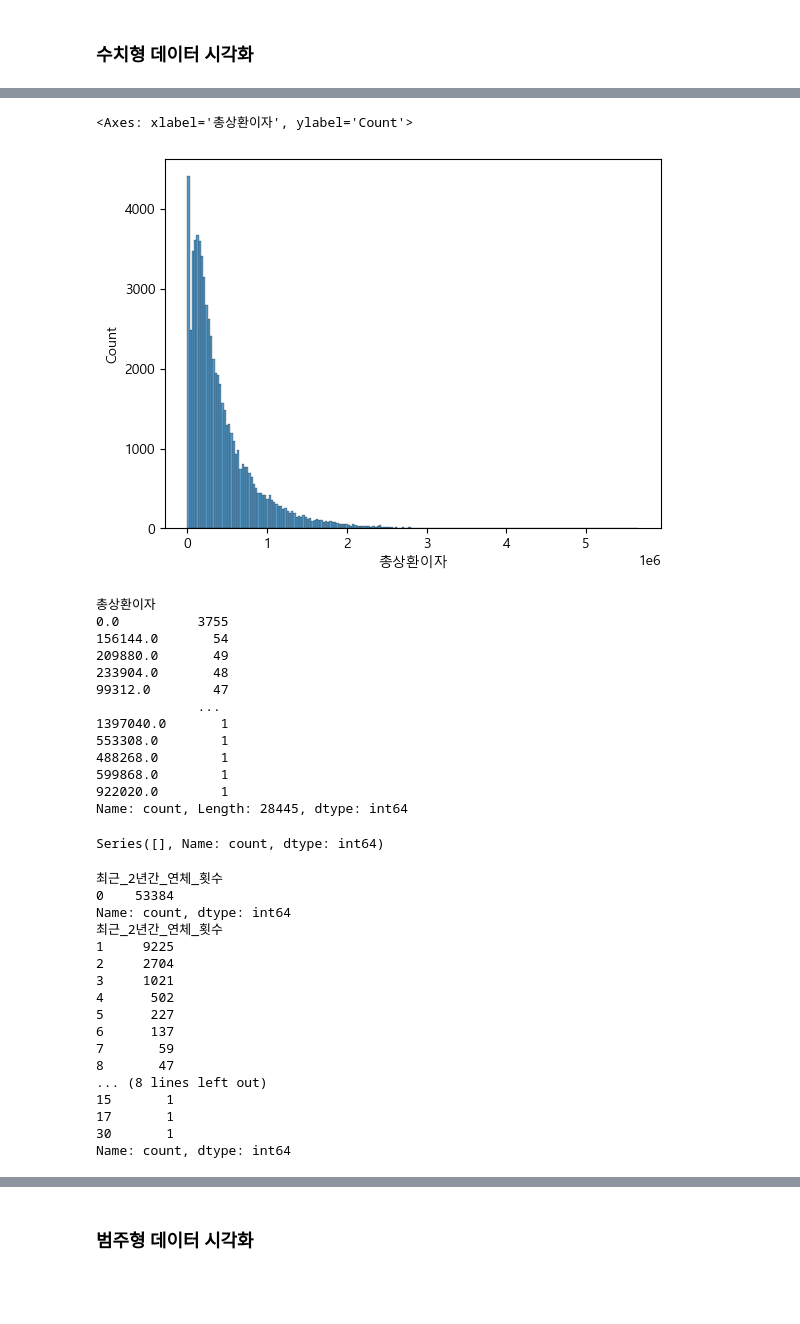
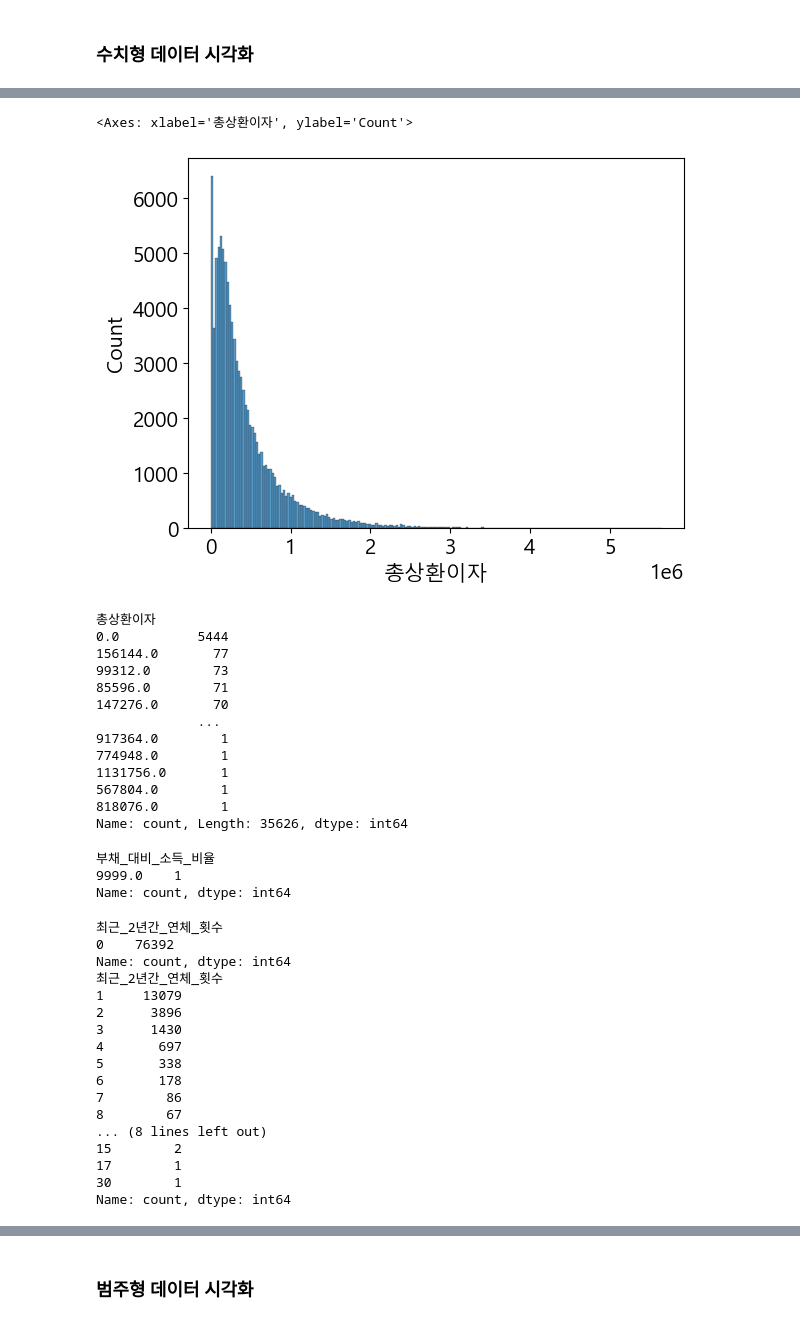
Before and after one commit to kyeob1107/What-s-your-EDA, a Jupyter notebook: third project.ipynb, the cells around one changed output, grey strips where cells are left out. Saved outputs shown, nothing was run; the diff lists cells and outputs as text; code cells hidden in the pictures; blank space fills up the shorter version.

```diff
--- a/third project.ipynb
+++ b/third project.ipynb
@@ -45,6 +45,7 @@
 #기본 모듈 불러오기
 import pandas as pd
 import numpy as np
+import matplotlib
 import matplotlib.pyplot as plt
 import seaborn as sns
 from sklearn.model_selection import train_test_split
@@ -62,6 +63,7 @@ from imblearn.over_sampling import SMOTENC
 
 # 그래프 한글 깨지는 것 방지
 plt.rcParams['font.family'] ='Malgun Gothic'
+matplotlib.rcParams['font.size'] = 15
 plt.rcParams['axes.unicode_minus'] =False
 # %% [markdown]
 처음에는 ID에 대해서는 따로 쓰이지 않을 것이니 인덱스로 사용하자 했는데 그로 인해서 경고가 너무 많이 발생하는 듯하여
@@ -97,0 +139,5 @@ print(X_train.shape, X_test.shape, y_train.shape, y_test.shape)
+# %%
+# ID 칼럼 제거
+train= train_df.drop('ID', axis = 1) # train_df: 불러온 상태 그대로, train : ID열 제거해준 상태
+real_test = real_test.drop('ID', axis = 1)
+category_col.remove('ID')
@@ -109,0 +215,4 @@ y_train.head(3)
+# %%
+# Match_value_format = {'3':'3 years', '<1 year':'< 1 year', '1 years':'1 year', '10+years':'10+ years'} # 변수할당 까지 굳이 시킬 필요는 없을듯
+train['근로기간'].replace({'3':'3 years', '<1 year':'< 1 year', '1 years':'1 year', '10+years':'10+ years'}, inplace=True)
+real_test['근로기간'].replace({'3':'3 years', '<1 year':'< 1 year', '1 years':'1 year', '10+years':'10+ years'}, inplace=True)
@@ -350,47 +484,49 @@ get_3_hist_num(X_train, numeric_col, log_scale_threshold=8000, num_bin_max=270,
 # %%
-sns.histplot(X_train, x='총상환이자', bins=200)
+sns.histplot(train, x='총상환이자', bins=200)
 # %% [output]
 <Axes: xlabel='총상환이자', ylabel='Count'>
-[figure, old version]
+[figure, new version]
 # %%
-X_train['총상환이자'].value_counts()
+train['총상환이자'].value_counts()
 # %% [output]
 총상환이자
-0.0          3755
-156144.0       54
-209880.0       49
-233904.0       48
-99312.0        47
+0.0          5444
+156144.0       77
+99312.0        73
+85596.0        71
+147276.0       70
              ...
-1397040.0       1
-553308.0        1
-488268.0        1
-599868.0        1
-922020.0        1
-Name: count, Length: 28445, dtype: int64
+917364.0        1
+774948.0        1
+1131756.0       1
+567804.0        1
+818076.0        1
+Name: count, Length: 35626, dtype: int64
 # %%
-X_train[X_train['부채_대비_소득_비율']>2000]['부채_대비_소득_비율'].value_counts() # -> 이상치로 판단
+train[train['부채_대비_소득_비율']>2000]['부채_대비_소득_비율'].value_counts() # -> 이상치로 판단
 # %% [output]
-Series([], Name: count, dtype: int64)
+부채_대비_소득_비율
+9999.0    1
+Name: count, dtype: int64
 # %%
-print(X_train[X_train['최근_2년간_연체_횟수']==0]['최근_2년간_연체_횟수'].value_counts())
-print(X_train[X_train['최근_2년간_연체_횟수']>0]['최근_2년간_연체_횟수'].value_counts())
+print(train[train['최근_2년간_연체_횟수']==0]['최근_2년간_연체_횟수'].value_counts())
+print(train[train['최근_2년간_연체_횟수']>0]['최근_2년간_연체_횟수'].value_counts())
 # %% [output]
 최근_2년간_연체_횟수
-0    53384
+0    76392
 Name: count, dtype: int64
 최근_2년간_연체_횟수
-1     9225
-2     2704
-3     1021
-4      502
-5      227
-6      137
-7       59
-8       47
+1     13079
+2      3896
+3      1430
+4       697
+5       338
+6       178
+7        86
+8        67
 ... (8 lines left out)
-15       1
-17       1
-30       1
+15        2
+17        1
+30        1
 Name: count, dtype: int64
 # %%
```
Also changed, not shown: parts of 55 cells of this notebook.
